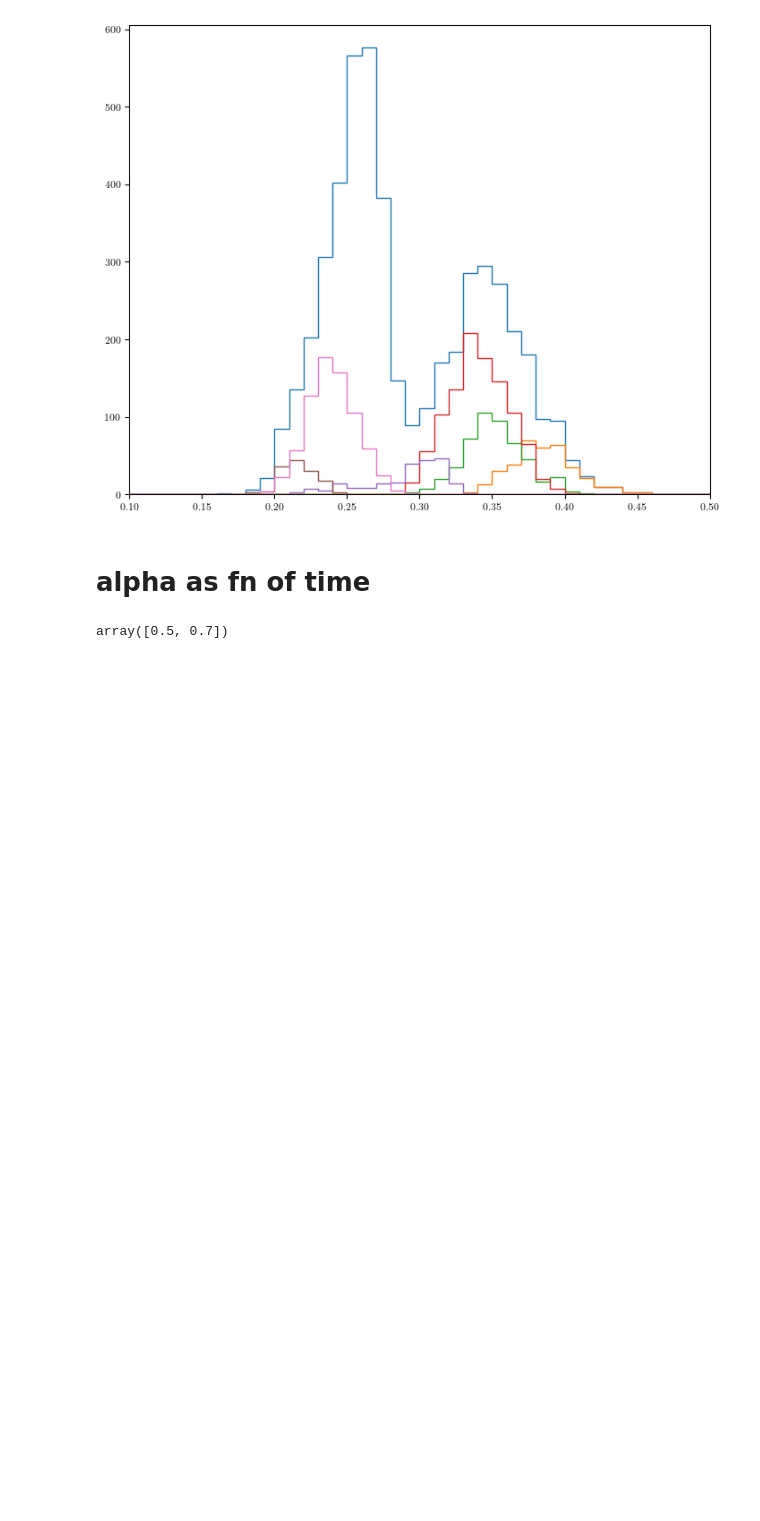
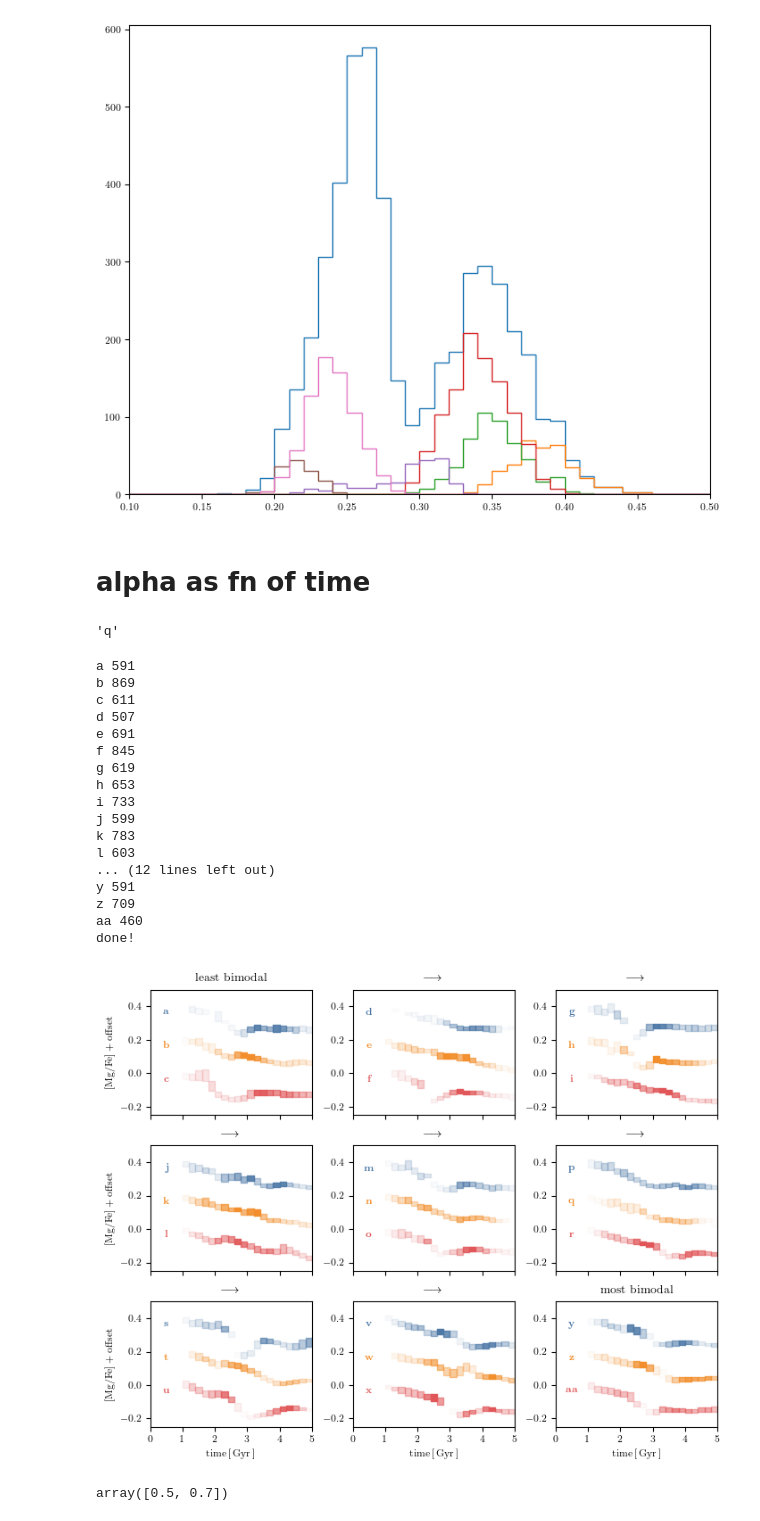
Before and after one commit to gusbeane/GSEgas, a Jupyter notebook: plots/bim_metric/bim_metric.ipynb, the cells around one changed output. Cells and saved outputs as stored; diff of their text form; code cells hidden in the pictures; blank space fills up the shorter version.

```diff
--- a/plots/bim_metric/bim_metric.ipynb
+++ b/plots/bim_metric/bim_metric.ipynb
@@ -1094,6 +1096,10 @@ for Rs in tqdm(['116', '129', '142'], leave=True, position=0):
             allgaussfit[Rs][Vv][ecc] = get_gaussian_fit(allsimdat[Rs][Vv][ecc])
 
 allgaussfit['iso'] = get_gaussian_fit(allsimdat['iso'])
+# %%
+alph[16]
+# %% [output]
+'q'
 # %%
 fig, axs = plt.subplots(3, 3, figsize=(textwidth, 0.8 * textwidth), sharex=True)
 
@@ -1102,6 +1108,7 @@ dlogFeH = 0.1
 bins = np.arange(0, 8 + 0.1, 0.1)
 
 # Iterate over 3x3 panels
+l = 0
 for i in range(3):
     for j in range(3):
         ax = axs[i][j]
@@ -1121,10 +1128,13 @@ for i in range(3):
             gfit = allgaussfit[Rs][Vv][ecc]
             # ax.plot(gfit['tcen'], gfit['mu'], c=c)
 
+            print(alph[l], np.max(gfit['amp'][tcen < 5]))
+
             tbins = gfit['tbins']
             tcen = gfit['tcen']
-            amp_norm = gfit['amp'] / np.max(gfit['amp'][tcen < 5])
-            amp_norm[amp_norm>1] = 1
+            # amp_norm = gfit['amp'] / np.max(gfit['amp'][tcen < 5])
+            amp_norm = np.minimum(gfit['amp']/650, 1.)
+            # amp_norm[amp_norm>1] = 1
             mu_plus_sigma  = gfit['mu'] + gfit['sigma'] + offset
             mu_minus_sigma = gfit['mu'] - gfit['sigma'] + offset
 
@@ -1141,7 +1151,10 @@ for i in range(3):
 
             offset += doffset
 
-        ax.text(0.5, 0.35, r'$\textrm{\textbf{'+alph[start_idx]+r'}}$', c=tb_c[0], ha='center')
+            ax.text(0.5, 0.35, r'$\textrm{\textbf{'+alph[l]+r'}}$', c=c, ha='center')
+
+            l += 1
+
         ax.text(0.5, 0.35+doffset, r'$\textrm{\textbf{'+alph[start_idx+1]+r'}}$', c=tb_c[1], ha='center')
         ax.text(0.5, 0.35+2*doffset, r'$\textrm{\textbf{'+alph[start_idx+2]+r'}}$', c=tb_c[2], ha='center')
 
@@ -1152,33 +1165,52 @@ for i in range(3):
         # elif i == 1 and j == 2:
             # ax.text(0.15, 0.36, r'$\textrm{blue}$', c=tb_c[0])
             # ax.text(0.15, 0.15, r'$\textrm{orange}$', c=tb_c[1])
             # ax.text(0.15, -0.2, r'$\textrm{\underline{red}}$', c=tb_c[2])
         # else:
             # ax.text(0.15, 0.36, r'$\textrm{blue}$', c=tb_c[0])
             # ax.text(0.15, 0.15, r'$\textrm{orange}$', c=tb_c[1])
             # ax.text(0.15, -0.2, r'$\textrm{red}$', c=tb_c[2])
 
         # ax.legend(fontsize=8, frameon=False)
 
 for ax in axs[2]:
     ax.set(xlabel=r'$\textrm{time}\,[\,\textrm{Gyr}\,]$')
 
 for ax in axs[:,0]:
     ax.set(ylabel=r'$[\textrm{Mg}/\textrm{Fe}]+\textrm{offset}$')
 
 # for ax in axs[:,0]:
     # ax.set(ylabel=r'$[\textrm{Mg}/\textrm{Fe}] + \textrm{ offset}$')
 
 for ax in axs.ravel():
     ax.set(title=r'$\longrightarrow$')
 
 axs[0][0].set(title=r'$\textrm{least bimodal}$')
 axs[2][2].set(title=r'$\textrm{most bimodal}$')
 
 fig.tight_layout()
 fig.savefig('gauss_fit.pdf')
 # plt.close(fig)
 print('done!')
+# %% [output]
+a 591
+b 869
+c 611
+d 507
+e 691
+f 845
+g 619
+h 653
+i 733
+j 599
+k 783
+l 603
+... (12 lines left out)
+y 591
+z 709
+aa 460
+done!
+[figure, added]
 # %%
 time[2:2+2]
 # %% [output]
```
Also changed, not shown: parts of 2 cells of this notebook, 2 other files.
